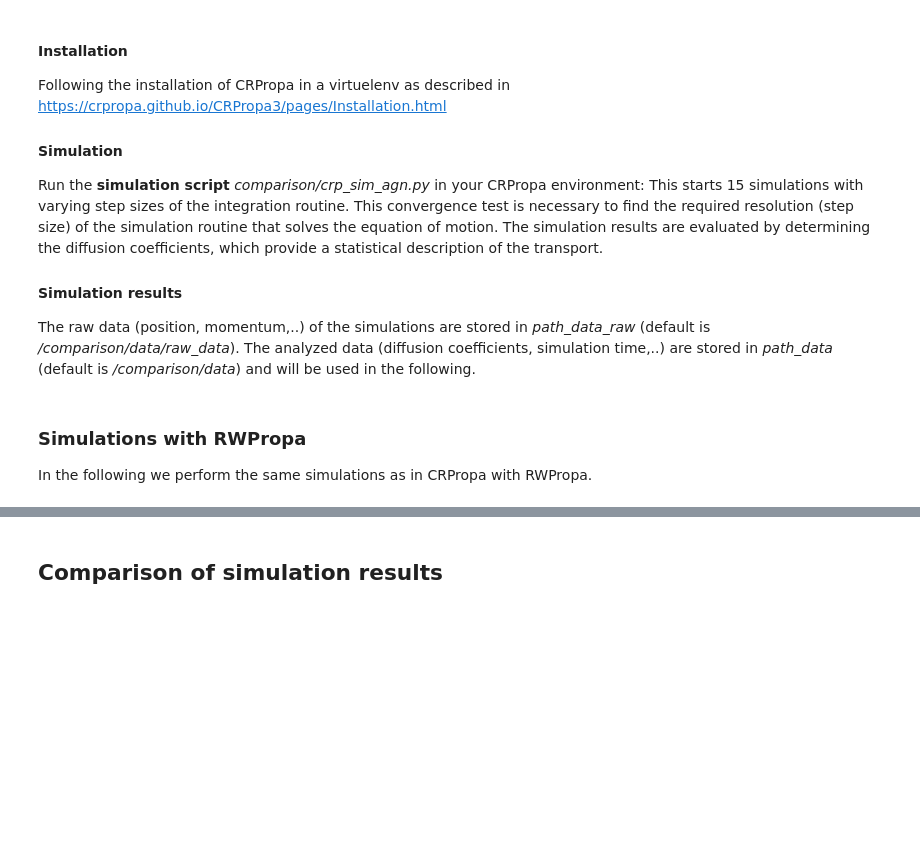
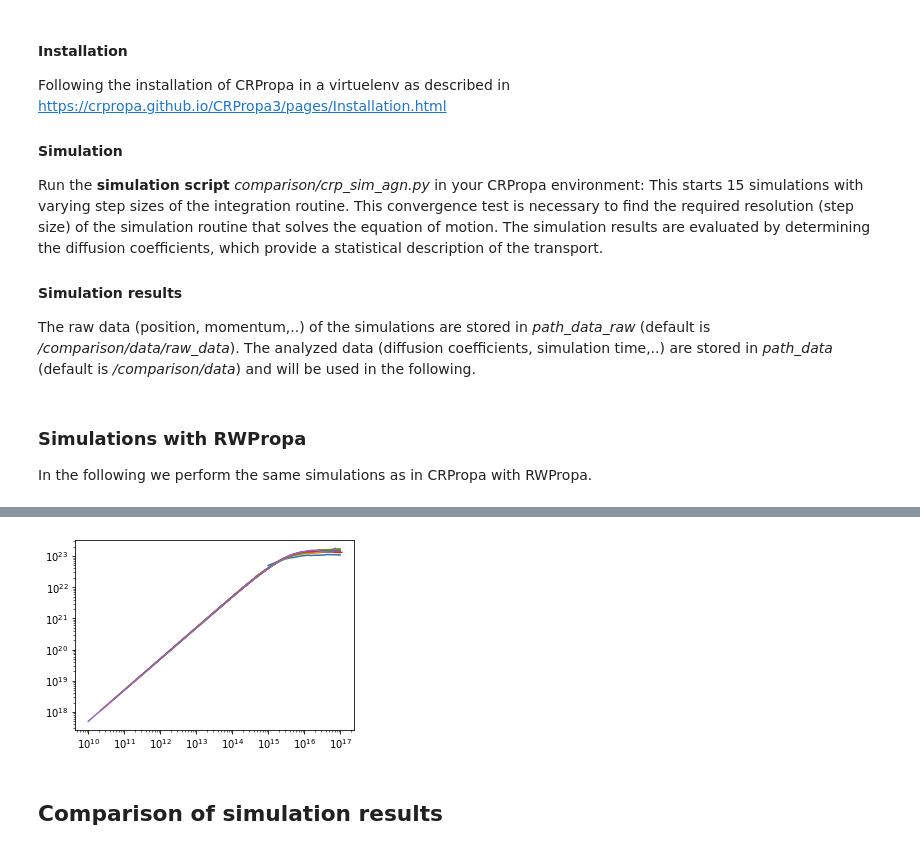
Before and after one commit to reichherzerp/PropPy, a Jupyter notebook: comparison/Comparison in compact astrophysical sources.ipynb, the cells around one changed output, grey strips where cells are left out. Cells and saved outputs as stored; diff of their text form; code cells hidden in the pictures; blank space fills up the shorter version.

```diff
--- a/comparison/Comparison in compact astrophysical sources.ipynb
+++ b/comparison/Comparison in compact astrophysical sources.ipynb
@@ -97,7 +97,7 @@ for i, step_size in enumerate(step_sized_reversed):
         print('______________________________________________________________')
         print('Finished setup test - starting now with the convergence test!')
         continue
-    df_sim_data.loc[i] = [step_size, time_needed, np.mean(df_kappas['kappa'][-10:]), np.std(df_kappas['kappa'][-10:])]
+    df_sim_data.loc[i-1] = [step_size, time_needed, np.mean(df_kappas['kappa'][-10:]), np.std(df_kappas['kappa'][-10:])]
     plt.plot(df_kappas['l'], (df_kappas['kappa']))
     file_name = path_data+'/sim_result_rwp_'
     np.save(file_name+str(step_size/10**11)+'_l.npy', np.array(df_kappas['l']))
@@ -127,3 +127,4 @@ Observer initialized
+[figure, added]
 # %% [markdown]
 ## Comparison of simulation results
 # %%
```
Also changed, not shown: parts of 6 cells of this notebook, 3 other files.
